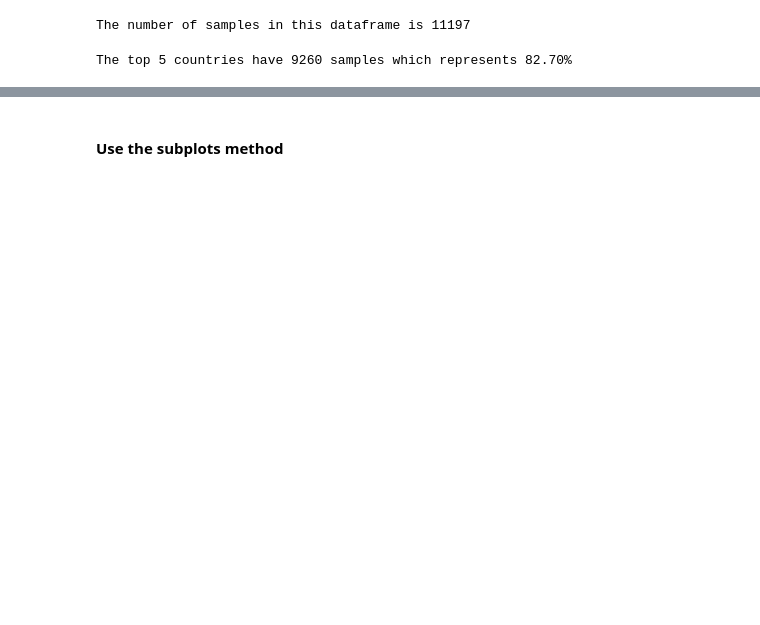
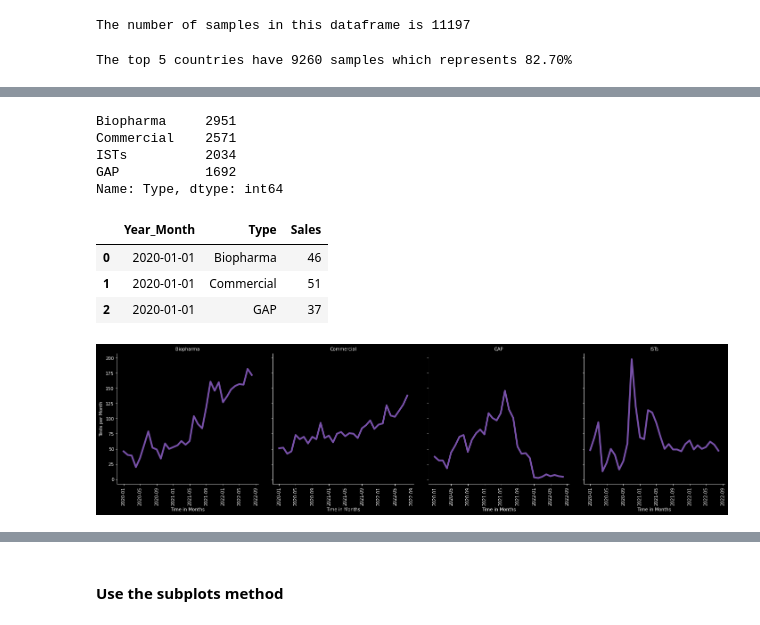
Before and after one commit to SilverSurferClash/Sales_analysis, a Jupyter notebook: Import_clean_SFDC_script.ipynb, the cells around one changed output, grey strips where cells are left out. Cells and saved outputs as stored; diff of their text form; code cells hidden in the pictures; blank space fills up the shorter version.

```diff
--- a/Import_clean_SFDC_script.ipynb
+++ b/Import_clean_SFDC_script.ipynb
@@ -390,2 +358,28 @@ memory usage: 448.5+ KB
+# %%
+#Merging the GH trials and LUNAR into ISTs
+
+def merge_ISTs(x):
+  if x == "GH Trials (Prospective)":
+    return "ISTs"
+  elif x == "Lunar":
+    return "ISTs"
+  else:
+    return x
+# %%
+top_x_sales["Type"] = top_x_sales["Type"].map(merge_ISTs)
+
+top_x_sales["Type"].value_counts()
+# %% [output]
+Biopharma     2951
+Commercial    2571
+ISTs          2034
+GAP           1692
+Name: Type, dtype: int64
 # %%
-grouped_countries = top_x_sales.groupby(["Reporting Country", 'Year_Month']).sum().reset_index()
+all_countries_by_type = top_x_sales.groupby(['Year_Month', "Type"]).sum().reset_index()
+all_countries_by_type.head(3)
+# %% [output]
+|  | Year_Month | Type | Sales |
+| 0 | 2020-01-01 | Biopharma | 46 |
+| 1 | 2020-01-01 | Commercial | 51 |
+| 2 | 2020-01-01 | GAP | 37 |
@@ -392 +388,11 @@ grouped_countries = top_x_sales.groupby(["Reporting Country", 'Year_Month']).sum
+# %%
+g = sns.relplot(data = all_countries_by_type, x = "Year_Month", y = "Sales", kind = "line", col = "Type", color = "#7851a9", linewidth=4)
+g.set_xticklabels(rotation = "90")
+g.set_ylabels("Tests per Month")
+g.set_xlabels("Time in Months")
+g.set_titles(col_template = '{col_name}')
+plt.show()
+#plt.xticks( rotation = "90")
+# %% [output]
+[figure, added]
 # %%
```
Also changed, not shown: parts of 42 cells of this notebook.
